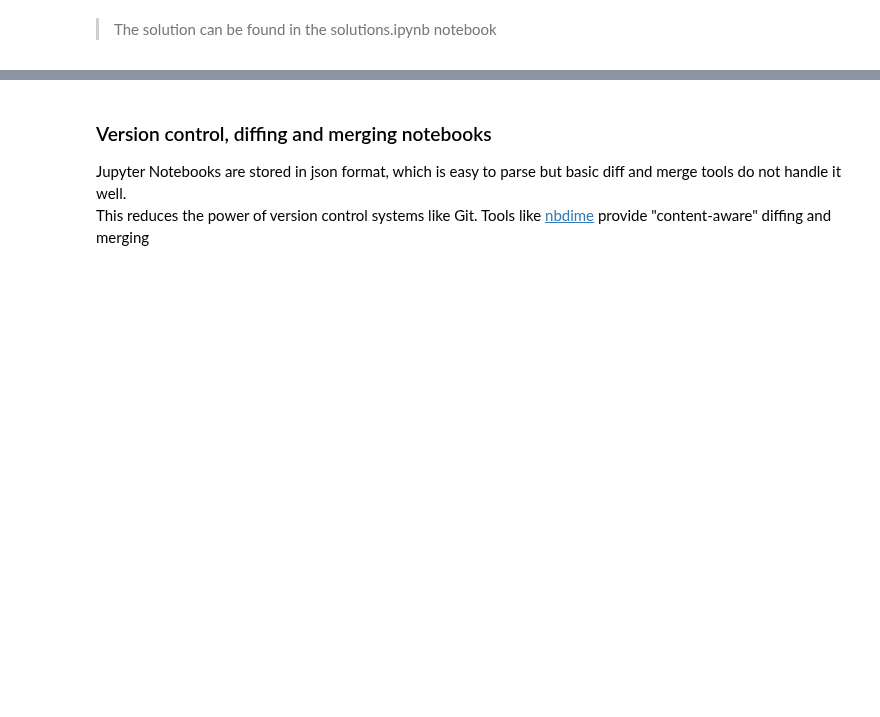
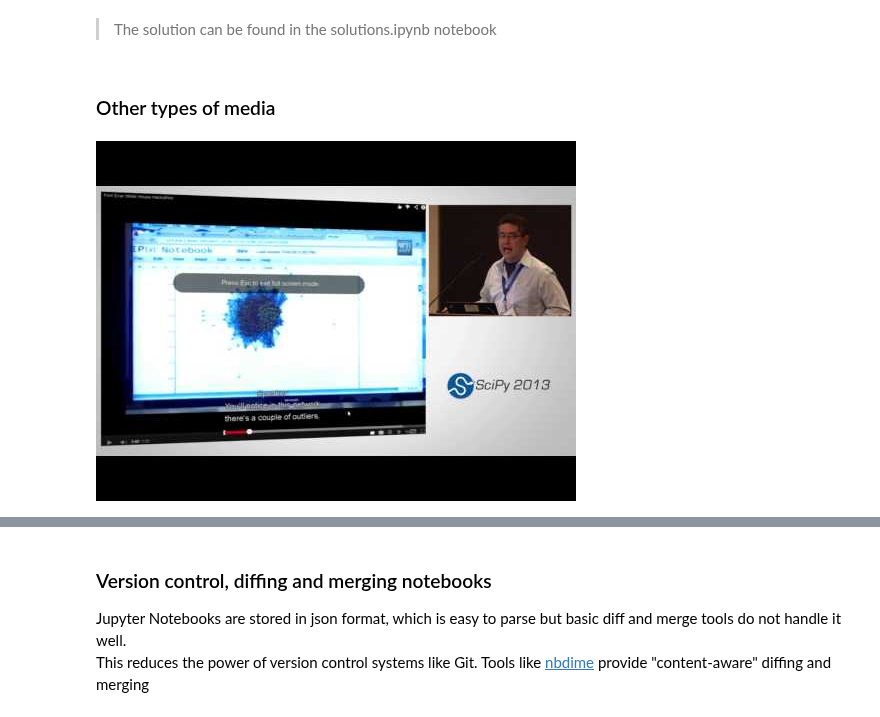
Before and after one commit to coderefinery/jupyter-retired, a Jupyter notebook: introduction_to_jupyter.ipynb, the cells around one changed output, grey strips where cells are left out. Cells and saved outputs as stored; diff of their text form; code cells hidden in the pictures; blank space fills up the shorter version.

```diff
--- a/lesson_1.ipynb
+++ b/introduction_to_jupyter.ipynb
@@ -361,3 +361,10 @@ def plot(n=(1,6)):
 ### <font color="green"> *Solution* </font>
 # %% [markdown]
 > The solution can be found in the solutions.ipynb notebook
+# %% [markdown]
+### Other types of media
+# %%
+from IPython.display import YouTubeVideo
+YouTubeVideo('j9YpkSX7NNM')
+# %% [output]
+[figure, added]
```
Also changed, not shown: parts of 7 cells of this notebook.
